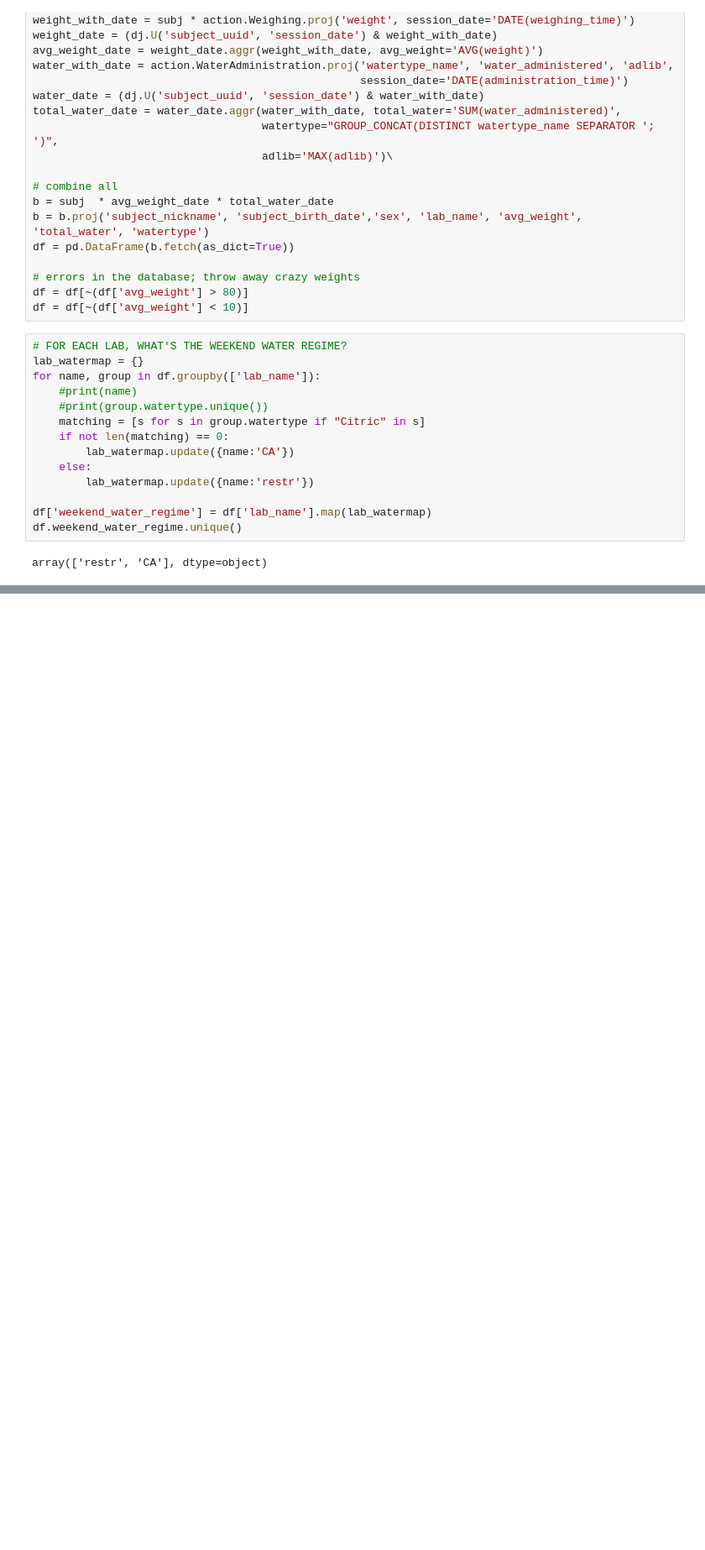
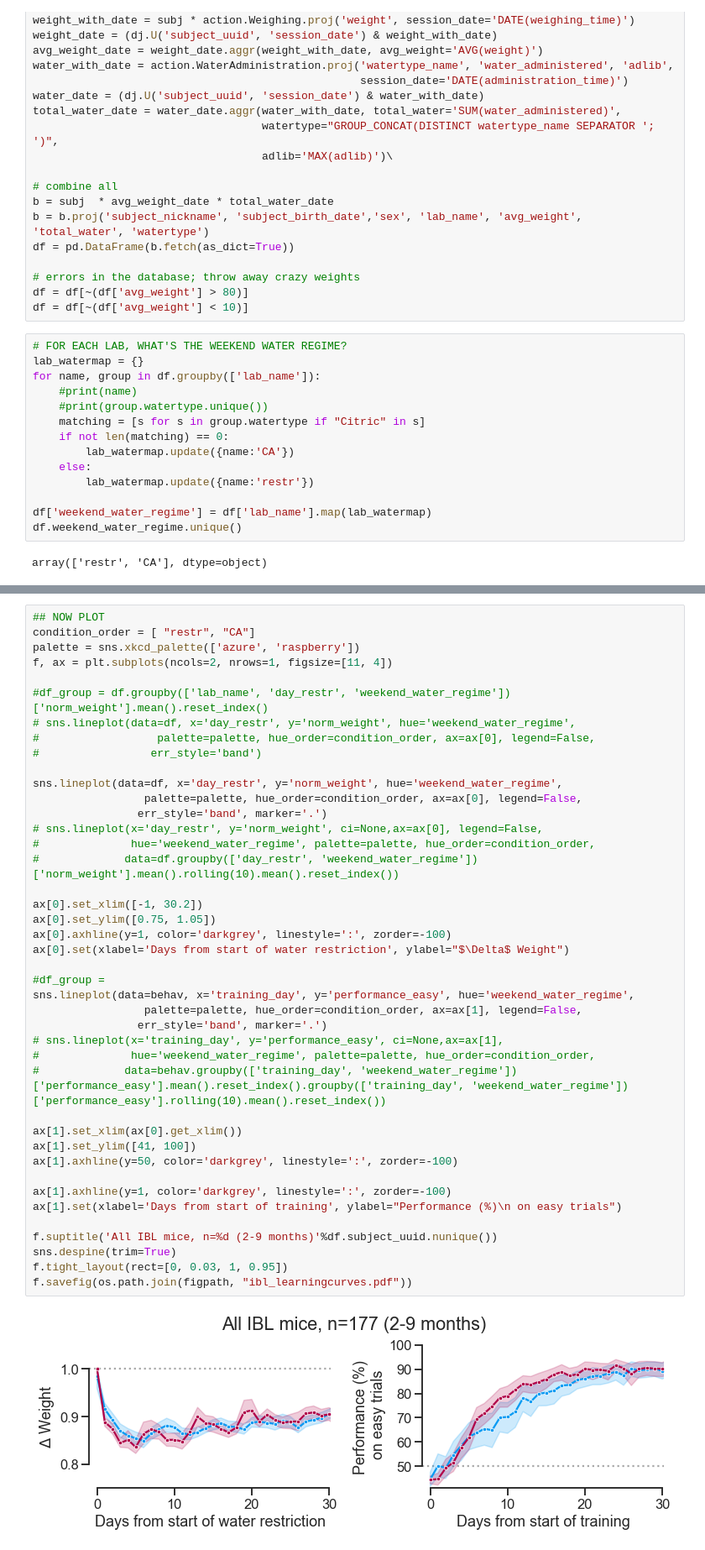
Before and after one commit to int-brain-lab/citricAcid, a Jupyter notebook: brainwidemap_mice.ipynb, the cells around one changed output, grey strips where cells are left out. Shown: that part at 84% size. Cells and saved outputs as stored; diff of their text form; blank space fills up the shorter version.

Commit message:
new ibl figure, learning curves as a function of weekend water regime

```diff
--- a/brainwidemap_mice.ipynb
+++ b/brainwidemap_mice.ipynb
@@ -341,0 +197,44 @@ f.tight_layout()
+# %%
+## NOW PLOT
+condition_order = [ "restr", "CA"]
+palette = sns.xkcd_palette(['azure', 'raspberry'])
+f, ax = plt.subplots(ncols=2, nrows=1, figsize=[11, 4])
+
+#df_group = df.groupby(['lab_name', 'day_restr', 'weekend_water_regime'])['norm_weight'].mean().reset_index()
+# sns.lineplot(data=df, x='day_restr', y='norm_weight', hue='weekend_water_regime',
+#                  palette=palette, hue_order=condition_order, ax=ax[0], legend=False,
+#                 err_style='band')
+
+sns.lineplot(data=df, x='day_restr', y='norm_weight', hue='weekend_water_regime',
+                 palette=palette, hue_order=condition_order, ax=ax[0], legend=False,
+                err_style='band', marker='.')
+# sns.lineplot(x='day_restr', y='norm_weight', ci=None,ax=ax[0], legend=False,
+#              hue='weekend_water_regime', palette=palette, hue_order=condition_order,
+#             data=df.groupby(['day_restr', 'weekend_water_regime'])['norm_weight'].mean().rolling(10).mean().reset_index())
+
+ax[0].set_xlim([-1, 30.2])
+ax[0].set_ylim([0.75, 1.05])
+ax[0].axhline(y=1, color='darkgrey', linestyle=':', zorder=-100)
+ax[0].set(xlabel='Days from start of water restriction', ylabel="$\Delta$ Weight")
+
+#df_group =
+sns.lineplot(data=behav, x='training_day', y='performance_easy', hue='weekend_water_regime',
+                 palette=palette, hue_order=condition_order, ax=ax[1], legend=False,
+                err_style='band', marker='.')
+# sns.lineplot(x='training_day', y='performance_easy', ci=None,ax=ax[1],
+#              hue='weekend_water_regime', palette=palette, hue_order=condition_order,
+#             data=behav.groupby(['training_day', 'weekend_water_regime'])['performance_easy'].mean().reset_index().groupby(['training_day', 'weekend_water_regime'])['performance_easy'].rolling(10).mean().reset_index())
+
+ax[1].set_xlim(ax[0].get_xlim())
+ax[1].set_ylim([41, 100])
+ax[1].axhline(y=50, color='darkgrey', linestyle=':', zorder=-100)
+
+ax[1].axhline(y=1, color='darkgrey', linestyle=':', zorder=-100)
+ax[1].set(xlabel='Days from start of training', ylabel="Performance (%)\n on easy trials")
+
+f.suptitle('All IBL mice, n=%d (2-9 months)'%df.subject_uuid.nunique())
+sns.despine(trim=True)
+f.tight_layout(rect=[0, 0.03, 1, 0.95])
+f.savefig(os.path.join(figpath, "ibl_learningcurves.pdf"))
+# %% [output]
+[figure, added]
```
Also changed, not shown: parts of 14 cells of this notebook, 3 other files.
